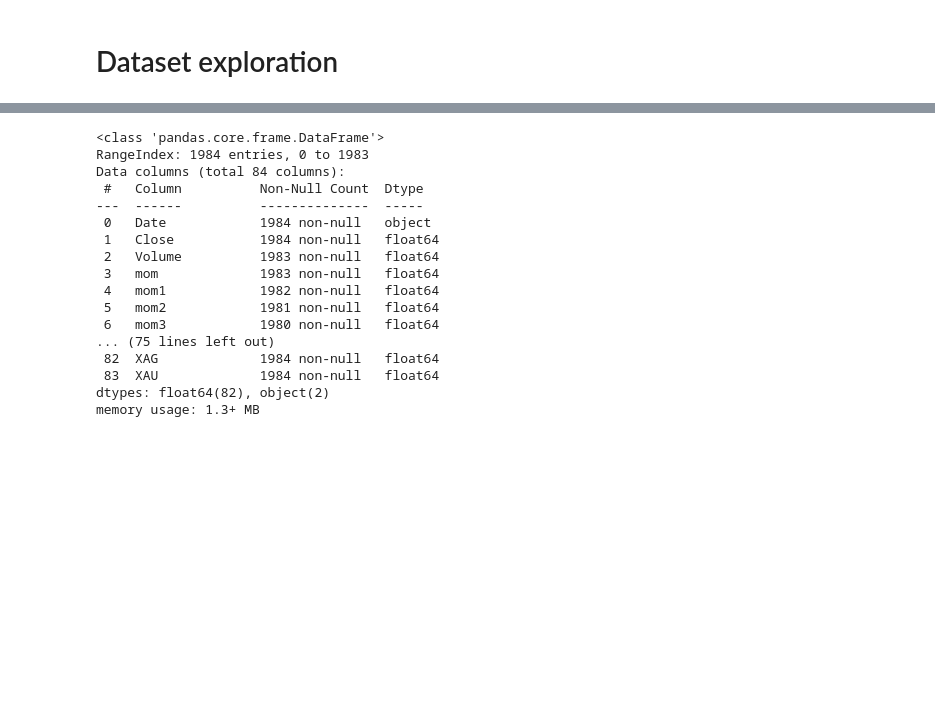
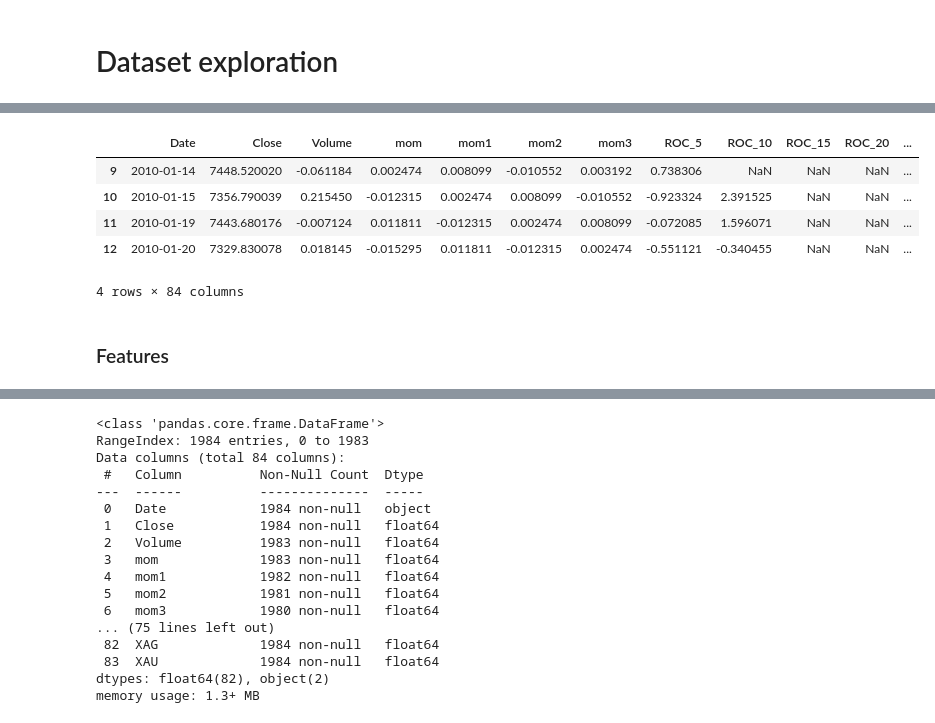
Before and after one commit to matteobettini/Stock-Market-Prediction-2020, a Jupyter notebook: notebooks/Data exploration.ipynb, the cells around one changed output, grey strips where cells are left out. Saved outputs shown, nothing was run; the diff lists cells and outputs as text; code cells hidden in the pictures; blank space fills up the shorter version.

```diff
--- a/notebooks/Data exploration.ipynb
+++ b/notebooks/Data exploration.ipynb
@@ -63,0 +61,11 @@ nasdaq_df.head()
+# %%
+nasdaq_df.iloc[9:13]
+# %% [output]
+|  | Date | Close | Volume | mom | mom1 | mom2 | mom3 | ROC_5 | ROC_10 | ROC_15 | ROC_20 | ... |
+| 9 | 2010-01-14 | 7448.520020 | -0.061184 | 0.002474 | 0.008099 | -0.010552 | 0.003192 | 0.738306 | NaN | NaN | NaN | ... |
+| 10 | 2010-01-15 | 7356.790039 | 0.215450 | -0.012315 | 0.002474 | 0.008099 | -0.010552 | -0.923324 | 2.391525 | NaN | NaN | ... |
+| 11 | 2010-01-19 | 7443.680176 | -0.007124 | 0.011811 | -0.012315 | 0.002474 | 0.008099 | -0.072085 | 1.596071 | NaN | NaN | ... |
+| 12 | 2010-01-20 | 7329.830078 | 0.018145 | -0.015295 | 0.011811 | -0.012315 | 0.002474 | -0.551121 | -0.340455 | NaN | NaN | ... |
+4 rows × 84 columns
+# %% [markdown]
+### Features
```
Also changed, not shown: parts of 15 cells of this notebook.
